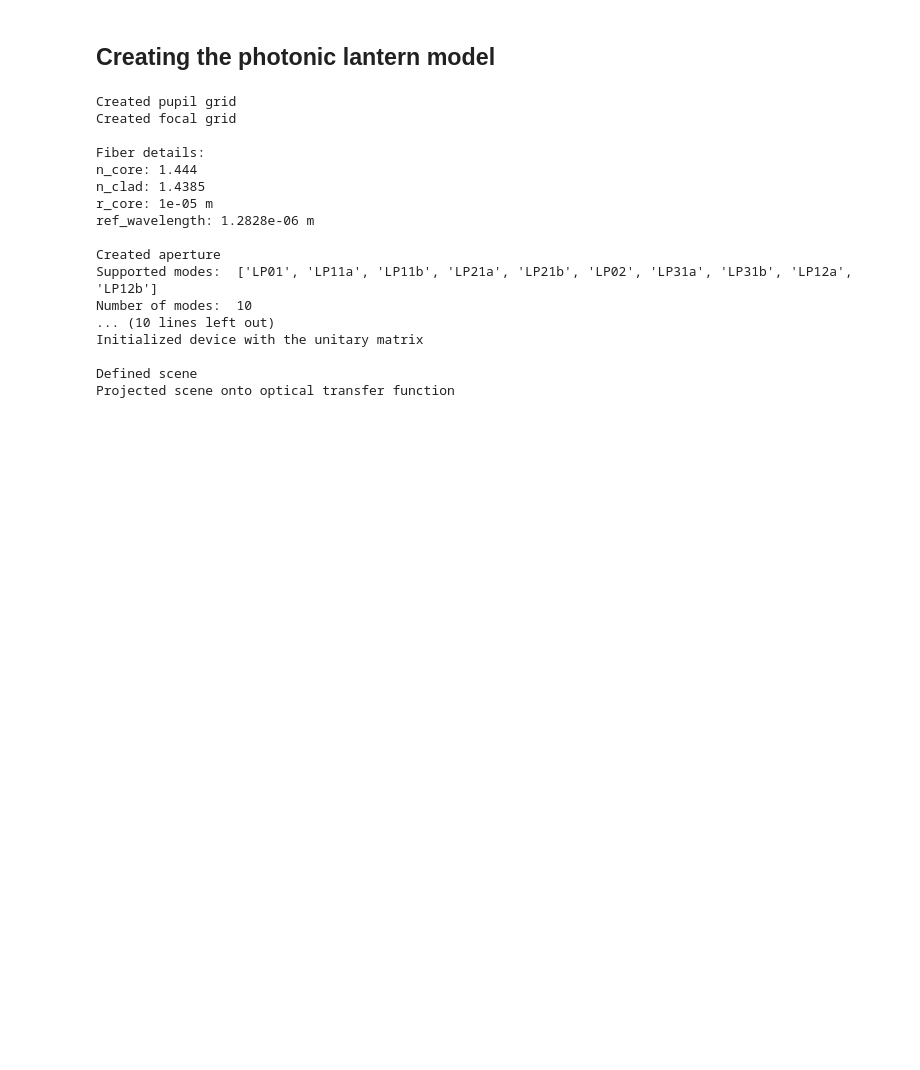
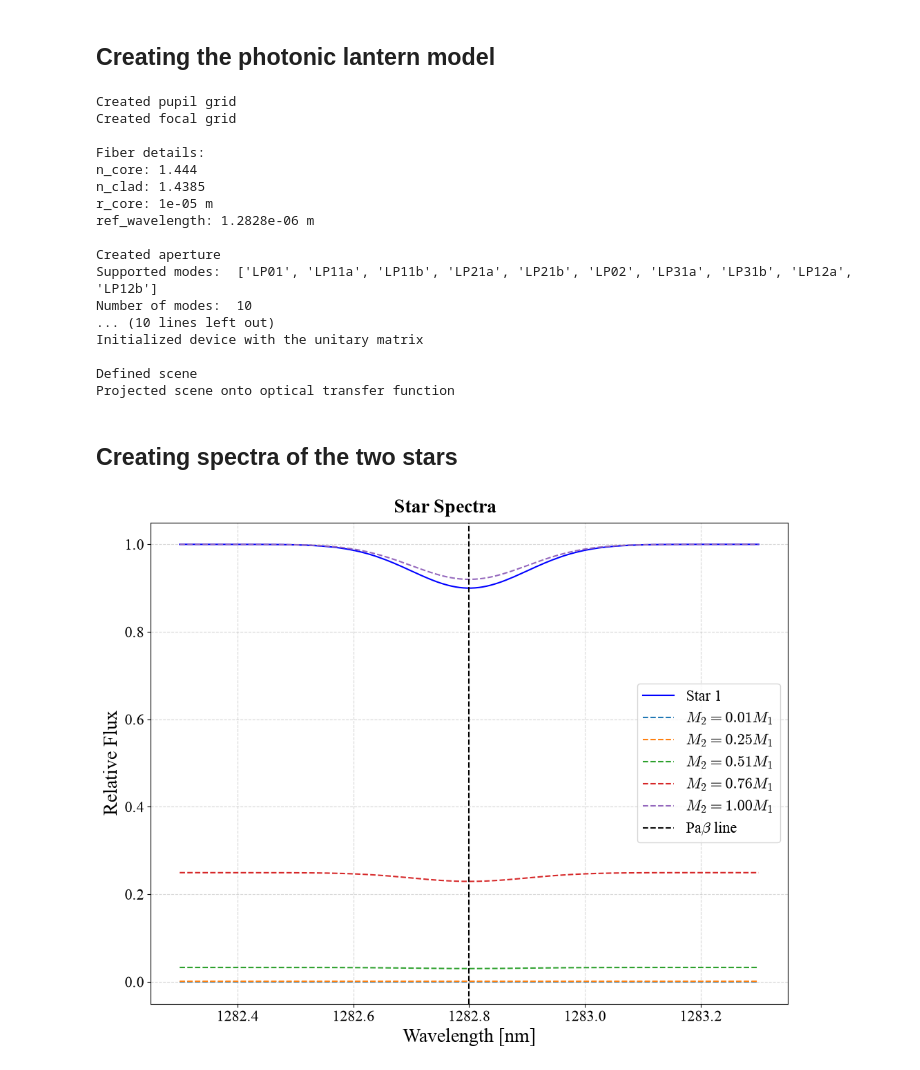
Before and after one commit to saividyud/Second-Year-Project, a Jupyter notebook: normalization_testing.ipynb, the cells around one changed output. Saved outputs shown, nothing was run; the diff lists cells and outputs as text; code cells hidden in the pictures; blank space fills up the shorter version.

```diff
--- a/normalization_testing.ipynb
+++ b/normalization_testing.ipynb
@@ -61,7 +69,7 @@ N_CLAD = 1.444 - 5.5e-3 # Index of refraction of the cladding
 R_CORE = 10e-6 # [m], core radius
 
 # Wavelengths
-N_SPEC = 75 # Number of wavelength channels
+N_SPEC = 150 # Number of wavelength channels
 WAV_MIDDLE = 1282.8 # [nm], Paschen beta line
 WAV_WIDTH = 0.1 # [nm]
 WAV_BANDWIDTH = 10*WAV_WIDTH # [nm]
@@ -91,3 +108,59 @@ Initialized device with the unitary matrix
 
 Defined scene
 Projected scene onto optical transfer function
+# %% [markdown]
+## Creating spectra of the two stars
+# %%
+# Mass of the stars
+M_1 = 1 # [M_1]
+M_2 = M2_RANGE # [M_1]
+
+# Flux of the continuum of star 1
+F_1 = 1
+
+# Flux of star 2
+F_2 = F_1 / functions.M_L_relation(M_1, M_2).reshape(-1, 1)
+
+# Flux multiplier of the line
+a_line_1 = 0.9 # Paschen beta line is 90% of the continuum normally...
+a_line_2 = 0.92 # Paschen beta line is 90% of the continuum normally...
+
+# Flux of the line of star 1
+F_line_1 = a_line_1 * F_1
+
+# Flux of the line of star 2
+F_line_2 = a_line_2 * F_2
+
+# Spectrum of star 1
+star1_spectrum = F_1 * np.ones_like(WAV_RANGE)
+star1_spectrum -= (F_1 - F_line_1) * np.exp(-0.5 * (WAV_RANGE - WAV_MIDDLE)**2 / WAV_WIDTH**2)
+
+# Spectrum of star 2
+star2_spectrum = np.dot(F_2, np.ones_like(WAV_RANGE).reshape(1, -1))
+star2_spectrum -= (F_2 - F_line_2) * np.exp(-0.5 * (WAV_RANGE - WAV_MIDDLE)**2 / WAV_WIDTH**2).reshape(1, -1)
+
+# Plotting the spectra
+fig = plt.figure()
+fig.set_constrained_layout(True)
+ax = fig.add_subplot()
+
+fig.suptitle('Star Spectra')
+
+ax.plot(WAV_RANGE, star1_spectrum, label='Star 1', color='b', linestyle='-')
+
+for i in range(len(M_2)):
+    if i == 0 or i == len(M_2)//4 or i == len(M_2)//2 or i == 3*len(M_2)//4 or i == len(M_2) - 1:
+        ax.plot(WAV_RANGE, star2_spectrum[i], label=f'$M_2 = {M_2[i]:.2f} M_1$', linestyle='--')
+
+ax.axvline(WAV_MIDDLE, color='k', linestyle='--', label='Pa$\\beta$ line')
+
+ax.set_xlabel('Wavelength [nm]')
+ax.set_ylabel('Relative Flux')
+
+ax.grid(True, linestyle='--', alpha=0.5)
+
+ax.legend()
+
+plt.show()
+# %% [output]
+[figure, added]
```
Also changed, not shown: parts of 32 cells of this notebook, 2 other files.
